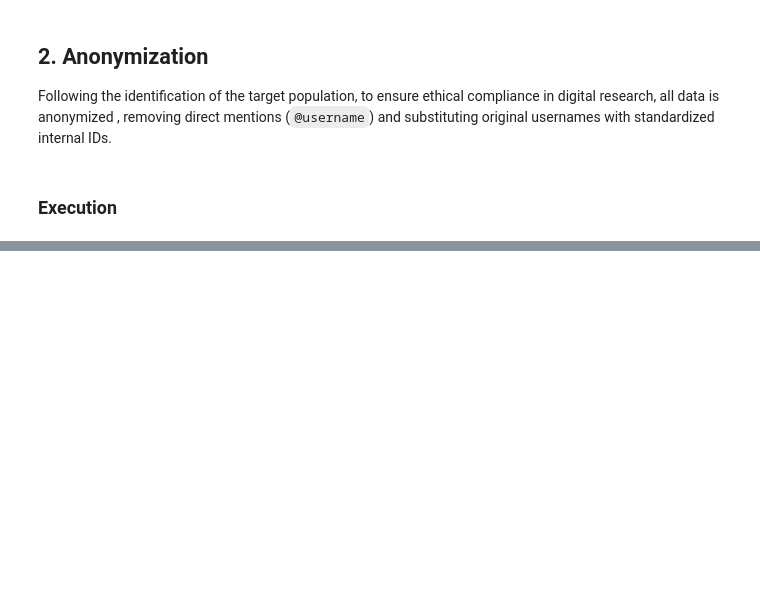
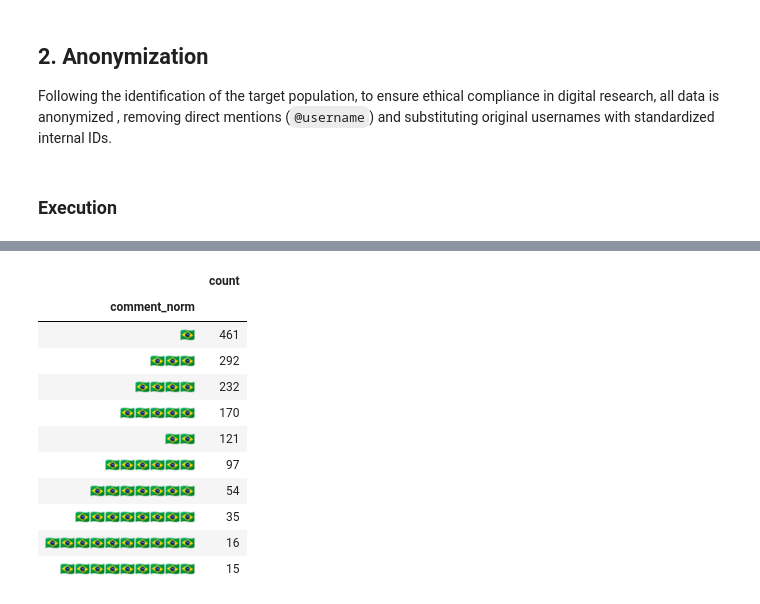
Before and after one commit to Etore-BeS/brazilian-digital-identity-paper, a Jupyter notebook: pipeline_extraction.ipynb, the cells around one changed output, grey strips where cells are left out. Saved outputs shown, nothing was run; the diff lists cells and outputs as text; code cells hidden in the pictures; blank space fills up the shorter version.

```diff
--- a/pipeline_extraction.ipynb
+++ b/pipeline_extraction.ipynb
@@ -776,0 +798,77 @@ Ratio of Brazilian comments: 0.6771562445768496
+# %%
+from classification.emoji_helpers import (
+    BR_FLAG,
+    FOREIGN_CELEBRITY_CASES,
+    GENERIC_AFFECT_EMOJIS,
+    PAT_COME_TO_BRAZIL,
+    PAT_RUMO_200M,
+    emoji_only_bucket,
+    is_campaign_shell_row,
+    is_emoji_only_row,
+    is_flag_only_row,
+    strip_non_emoji_text,
+)
+
+
+def profile_pre_llm_candidates(df: pd.DataFrame) -> pd.DataFrame:
+    """Summarize deterministic candidates on ``df_final``."""
+    work = df.copy()
+    work["is_emoji_only"] = work.apply(is_emoji_only_row, axis=1)
+    work["is_flag_only"] = work.apply(is_flag_only_row, axis=1)
+    work["emoji_only_bucket"] = work.apply(emoji_only_bucket, axis=1)
+    work["is_campaign_shell"] = work.apply(is_campaign_shell_row, axis=1)
+    work["is_come_to_brazil"] = work["comment_norm"].str.contains(PAT_COME_TO_BRAZIL, na=False)
+
+    n = len(work)
+    print(f"Dataset size: {n:,}")
+    print(f"Emoji-only comments: {work['is_emoji_only'].sum():,} ({work['is_emoji_only'].mean():.1%})")
+    print(
+        f"Flag-only comments (only 🇧🇷, no text/hashtags/mentions): "
+        f"{work['is_flag_only'].sum():,} ({work['is_flag_only'].mean():.1%})"
+    )
+    print("\nFlag-only share by case:")
+    flag_by_case = (
+        work.groupby("case", observed=True)["is_flag_only"]
+        .agg(n="sum", pct=lambda s: s.mean())
+        .assign(pct=lambda d: (d["pct"] * 100).round(1).astype(str) + "%")
+    )
+    display(flag_by_case)
+
+    print("\nTop normalized flag-only strings:")
+    display(
+        work.loc[work["is_flag_only"], "comment_norm"]
+        .value_counts()
+        .head(10)
+        .rename("count")
+        .to_frame()
+    )
+
+    print("\nEmoji-only buckets (all emoji-only comments):")
+    bucket_counts = work.loc[work["is_emoji_only"], "emoji_only_bucket"].value_counts()
+    bucket_pct = (bucket_counts / n * 100).round(1).astype(str) + "%"
+    display(pd.DataFrame({"n": bucket_counts, "% of all comments": bucket_pct}))
+
+    print("\nOther high-volume deterministic candidates:")
+    candidates = pd.Series(
+        {
+            "#rumoaos200m shell (mention/hashtag/emoji-only)": work["is_campaign_shell"].sum(),
+            "come-to-Brazil slogan": work["is_come_to_brazil"].sum(),
+            "generic ❤️-only": (
+                work["is_emoji_only"]
+                & work["emojis_list"].map(lambda em: em == ["❤️"])
+            ).sum(),
+            "generic 👏-only": (
+                work["is_emoji_only"]
+                & work["emojis_list"].map(lambda em: em == ["👏"])
+            ).sum(),
+        },
+        name="n",
+    )
+    candidates_pct = (candidates / n * 100).round(1).astype(str) + "%"
+    display(pd.DataFrame({"n": candidates, "% of all comments": candidates_pct}))
+
+    return work
+
+
+df_prellm = profile_pre_llm_candidates(df_final)
+# %% [output]
@@ -776,0 +886,12 @@ Ratio of Brazilian comments: 0.6771562445768496
+|  | count |
+| comment_norm |  |
+| 🇧🇷 | 461 |
+| 🇧🇷🇧🇷🇧🇷 | 292 |
+| 🇧🇷🇧🇷🇧🇷🇧🇷 | 232 |
+| 🇧🇷🇧🇷🇧🇷🇧🇷🇧🇷 | 170 |
+| 🇧🇷🇧🇷 | 121 |
+| 🇧🇷🇧🇷🇧🇷🇧🇷🇧🇷🇧🇷 | 97 |
+| 🇧🇷🇧🇷🇧🇷🇧🇷🇧🇷🇧🇷🇧🇷 | 54 |
+| 🇧🇷🇧🇷🇧🇷🇧🇷🇧🇷🇧🇷🇧🇷🇧🇷 | 35 |
+| 🇧🇷🇧🇷🇧🇷🇧🇷🇧🇷🇧🇷🇧🇷🇧🇷🇧🇷🇧🇷 | 16 |
+| 🇧🇷🇧🇷🇧🇷🇧🇷🇧🇷🇧🇷🇧🇷🇧🇷🇧🇷 | 15 |
```
Also changed, not shown: parts of 27 cells of this notebook, 13 other files.
